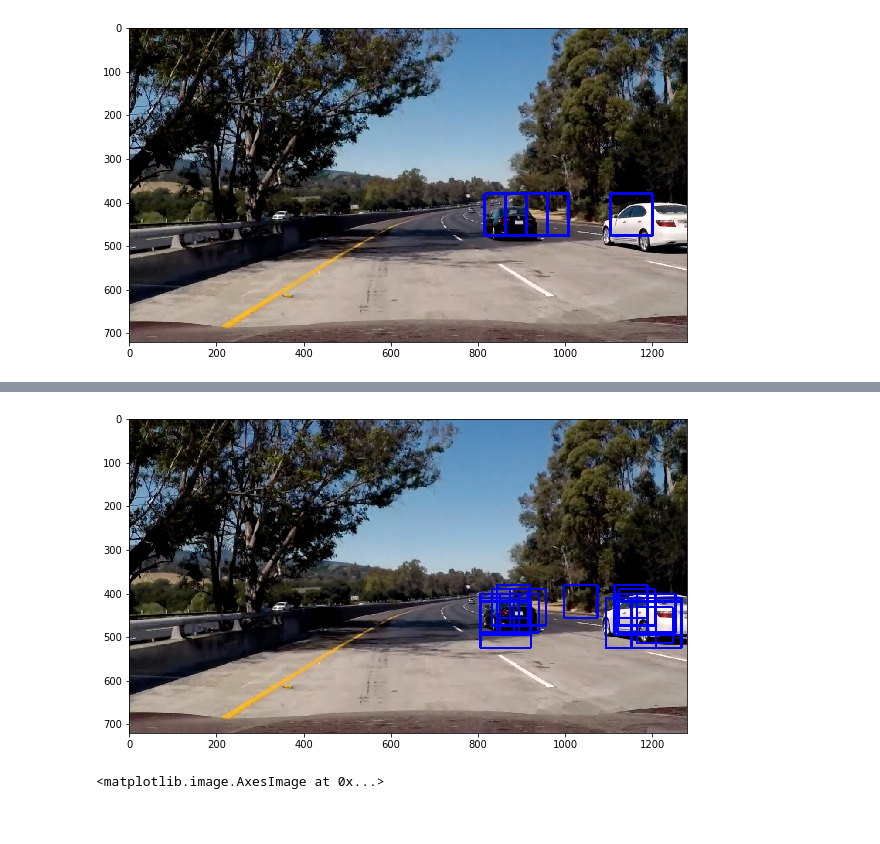
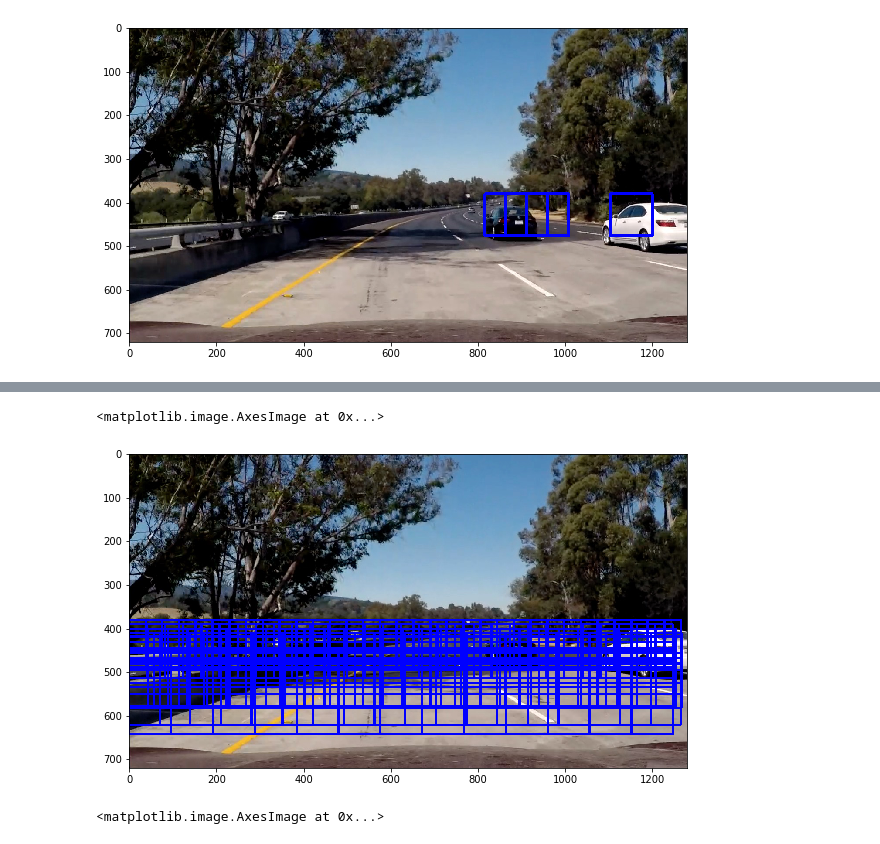
Before and after one commit to thomasdunlap/Autonomous-Vehicle-HOG-Detection, a Jupyter notebook: Vehicle_Detection.ipynb, the cells around one changed output, grey strips where cells are left out. Saved outputs shown, nothing was run; the diff lists cells and outputs as text; code cells hidden in the pictures.

```diff
--- a/Vehicle_Detection.ipynb
+++ b/Vehicle_Detection.ipynb
@@ -196,7 +196,7 @@ For these 10 labels:  [ 0.  0.  0.  0.  0.  1.  1.  0.  1.  0.]
 # %%
 #8
 # Define a single function that can extract features using hog sub-sampling and make predictions
-def find_cars(img, ystart, ystop, scale, cspace=hp.cspace, hog_channel=hp.hog_channel, svc=svc, orient=hp.orient,
+def potential_vehicles(img, ystart, ystop, scale, cspace=hp.cspace, hog_channel=hp.hog_channel, svc=svc, orient=hp.orient,
               pix_per_cell=hp.pix_per_cell, cell_per_block=hp.cell_per_block, show_all_rectangles=False):
 
     # array of rectangles where cars were detected
@@ -286,7 +286,7 @@ ystart = 380  #400
 ystop = 660  #656
 scale = 1.5
 
-rectangles = find_cars(test_img, ystart, ystop, scale)
+rectangles = potential_vehicles(test_img, ystart, ystop, scale)
 
 print(len(rectangles), 'rectangles found in image')
 # %% [output]
@@ -327,7 +329,7 @@ def get_rectangles(img):
                     (450, 660, 3.0)]
 
     for ystart, ystop, scale in search_zones:
-        rectangles.append(find_cars(img, ystart, ystop, scale))
+        rectangles.append(potential_vehicles(img, ystart, ystop, scale, show_all_rectangles=True))
 
     rectangles = [item for sublist in rectangles for item in sublist]
 
@@ -346,4 +349,5 @@ plt.imshow(test_img_rects)
+<matplotlib.image.AxesImage at 0x...>
-[figure, old version]
+[figure, new version]
 # %%
 def add_heat(heatmap, bbox_list):
     # Iterate through list of bboxes
```
Also changed, not shown: parts of 12 cells of this notebook.
